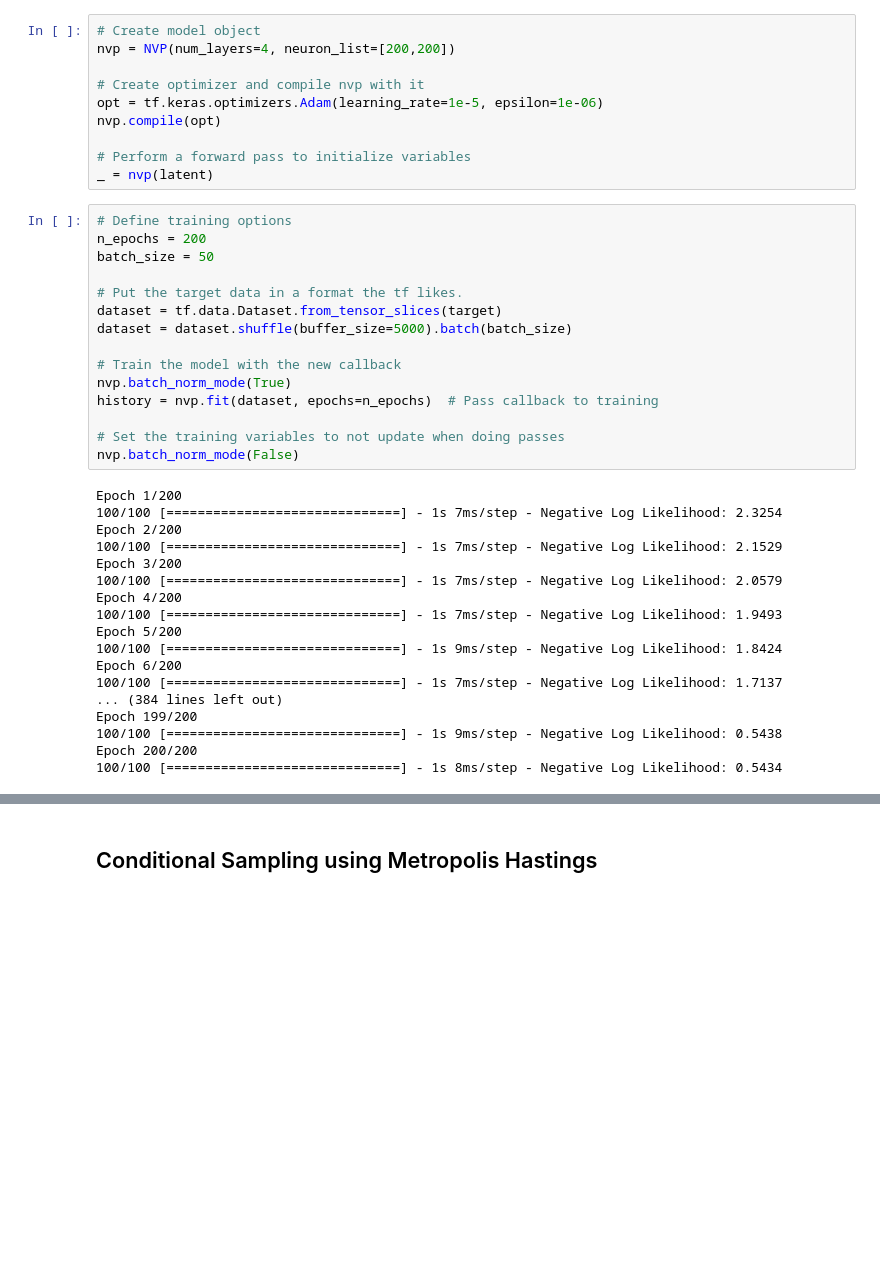
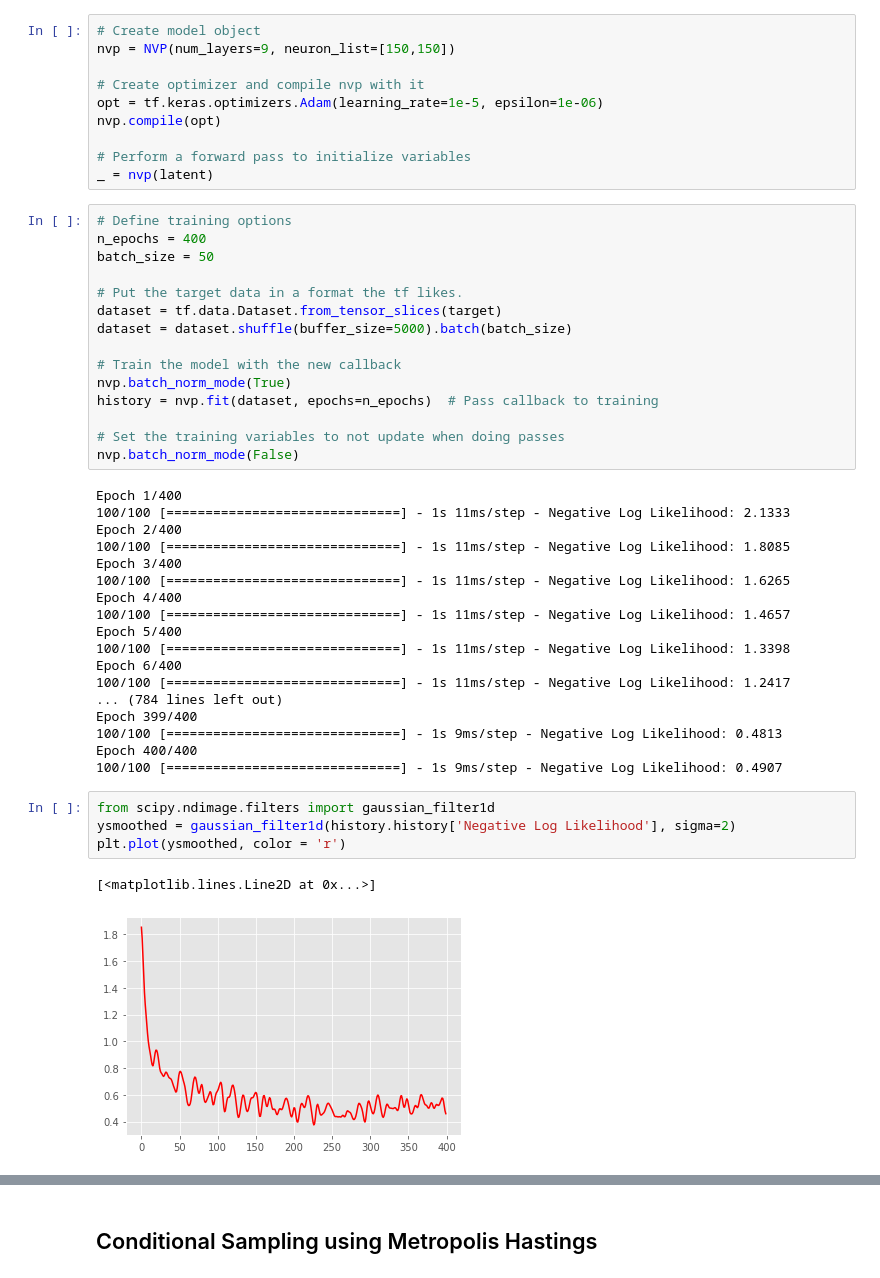
Before and after one commit to CaseyLeeDowdle/TransportNets, a Jupyter notebook: examples/MetropolisHastings/MetropolisHastings2d.ipynb, the cells around one changed output, grey strips where cells are left out. Drawn from its saved outputs; the diff is of its cells as text; blank space fills up the shorter version.

```diff
--- a/examples/MetropolisHastings/MetropolisHastings2d.ipynb
+++ b/examples/MetropolisHastings/MetropolisHastings2d.ipynb
@@ -40,6 +40,6 @@ ax2.plot(latent[:,0], latent[:,1], 'ro', alpha = .2)
 # %%
 # Create model object
-nvp = NVP(num_layers=4, neuron_list=[200,200])
+nvp = NVP(num_layers=9, neuron_list=[150,150])
 
 # Create optimizer and compile nvp with it
 opt = tf.keras.optimizers.Adam(learning_rate=1e-5, epsilon=1e-06)
@@ -49,7 +49,7 @@ nvp.compile(opt)
 _ = nvp(latent)
 # %%
 # Define training options
-n_epochs = 200
+n_epochs = 400
 batch_size = 50
 
 # Put the target data in a format the tf likes.
@@ -63,23 +63,30 @@ history = nvp.fit(dataset, epochs=n_epochs)  # Pass callback to training
 # Set the training variables to not update when doing passes
 nvp.batch_norm_mode(False)
 # %% [output]
-Epoch 1/200
-100/100 [==============================] - 1s 7ms/step - Negative Log Likelihood: 2.3254
-Epoch 2/200
-100/100 [==============================] - 1s 7ms/step - Negative Log Likelihood: 2.1529
-Epoch 3/200
-100/100 [==============================] - 1s 7ms/step - Negative Log Likelihood: 2.0579
-Epoch 4/200
-100/100 [==============================] - 1s 7ms/step - Negative Log Likelihood: 1.9493
-Epoch 5/200
-100/100 [==============================] - 1s 9ms/step - Negative Log Likelihood: 1.8424
-Epoch 6/200
-100/100 [==============================] - 1s 7ms/step - Negative Log Likelihood: 1.7137
-... (384 lines left out)
-Epoch 199/200
-100/100 [==============================] - 1s 9ms/step - Negative Log Likelihood: 0.5438
-Epoch 200/200
-100/100 [==============================] - 1s 8ms/step - Negative Log Likelihood: 0.5434
+Epoch 1/400
+100/100 [==============================] - 1s 11ms/step - Negative Log Likelihood: 2.1333
+Epoch 2/400
+100/100 [==============================] - 1s 11ms/step - Negative Log Likelihood: 1.8085
+Epoch 3/400
+100/100 [==============================] - 1s 11ms/step - Negative Log Likelihood: 1.6265
+Epoch 4/400
+100/100 [==============================] - 1s 11ms/step - Negative Log Likelihood: 1.4657
+Epoch 5/400
+100/100 [==============================] - 1s 11ms/step - Negative Log Likelihood: 1.3398
+Epoch 6/400
+100/100 [==============================] - 1s 11ms/step - Negative Log Likelihood: 1.2417
+... (784 lines left out)
+Epoch 399/400
+100/100 [==============================] - 1s 9ms/step - Negative Log Likelihood: 0.4813
+Epoch 400/400
+100/100 [==============================] - 1s 9ms/step - Negative Log Likelihood: 0.4907
+# %%
+from scipy.ndimage.filters import gaussian_filter1d
+ysmoothed = gaussian_filter1d(history.history['Negative Log Likelihood'], sigma=2)
+plt.plot(ysmoothed, color = 'r')
+# %% [output]
+[<matplotlib.lines.Line2D at 0x...>]
+[figure, added]
 # %%
 # Plot to make sure it worked
 forward_pass = nvp(tf.random.normal([num_samples,2],mean=0.0,stddev=1.0))
```
Also changed, not shown: parts of 9 cells of this notebook, 3 other files.
